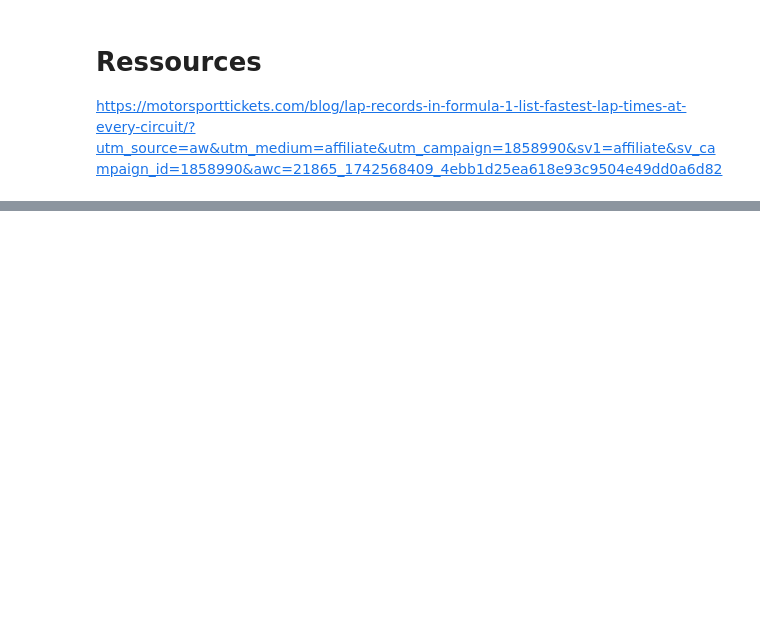
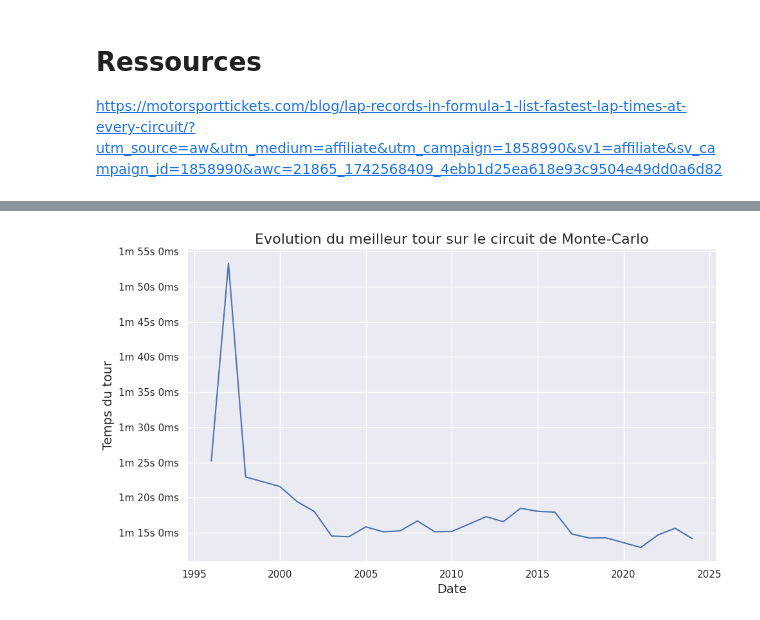
Before and after one commit to JasminNeveu5/projet-info, a Jupyter notebook: questions_obligatoires/meilleur_temps_circuit.ipynb, the cells around one changed output, grey strips where cells are left out. Cells and saved outputs as stored; diff of their text form; code cells hidden in the pictures; blank space fills up the shorter version.

Commit message:
feat: graphique

```diff
--- a/questions_obligatoires/meilleur_temps_circuit.ipynb
+++ b/questions_obligatoires/meilleur_temps_circuit.ipynb
@@ -84,0 +56,13 @@ https://motorsporttickets.com/blog/lap-records-in-formula-1-list-fastest-lap-tim
+# %%
+circuit = 'Monte-Carlo'
+res = (
+    lap_times.merge(races, on="raceId")
+    .merge(circuits, on="circuitId")
+    .query(f"location == '{circuit}'")
+    .groupby("year")
+    .agg(best_lap=("milliseconds", "min"))
+    .reset_index()
+)
+
+res["best_lap"] = res["best_lap"]
+res.head()
@@ -84,0 +76,17 @@ https://motorsporttickets.com/blog/lap-records-in-formula-1-list-fastest-lap-tim
+# %%
+import seaborn as sns
+import matplotlib.pyplot as plt
+from matplotlib.ticker import FuncFormatter
+
+def human_readable_formatter(x,pos):
+    return convert_to_human_readable(int(x))
+
+plt.figure(figsize=(10, 6))
+sns.lineplot(data=res,x = "year", y="best_lap")
+plt.gca().yaxis.set_major_formatter(FuncFormatter(human_readable_formatter))
+plt.title(f"Evolution du meilleur tour sur le circuit de {circuit}", fontsize=16)
+plt.xlabel("Date", fontsize=14)
+plt.ylabel("Temps du tour", fontsize=14)
+plt.tight_layout()
+# %% [output]
+[figure, added]
```
Also changed, not shown: parts of 6 cells of this notebook.
